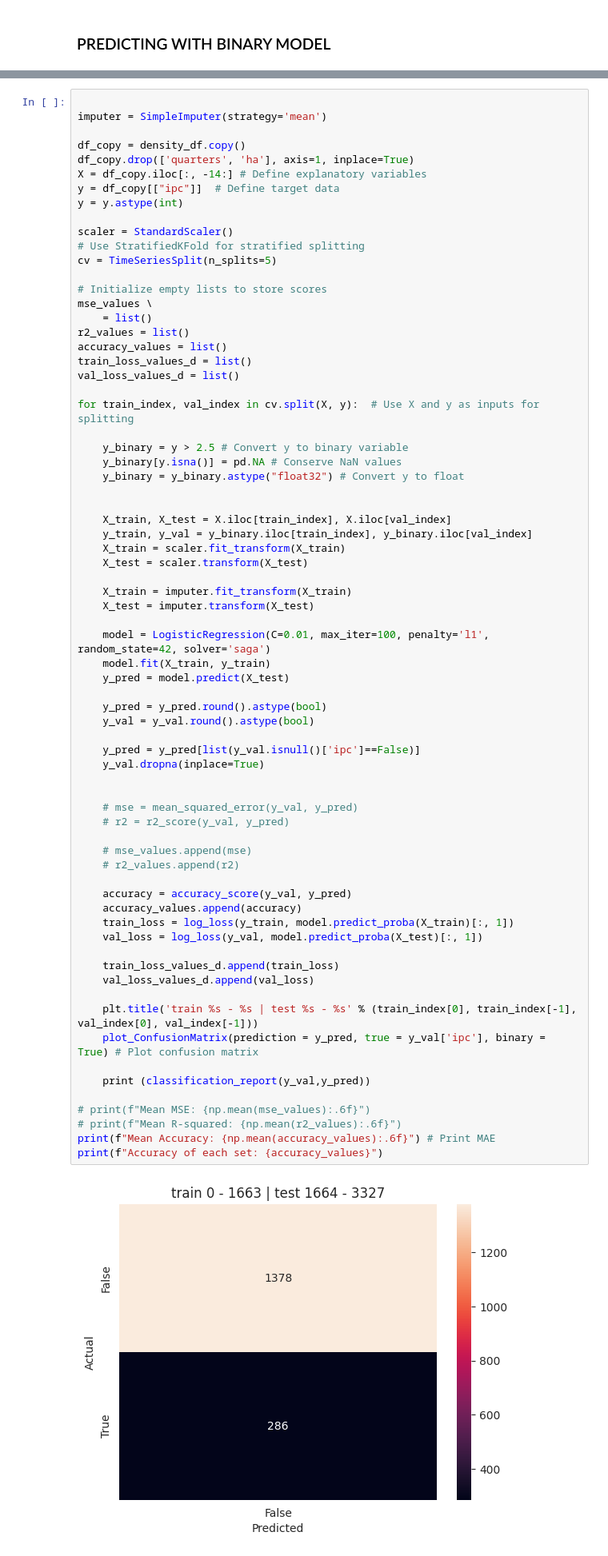
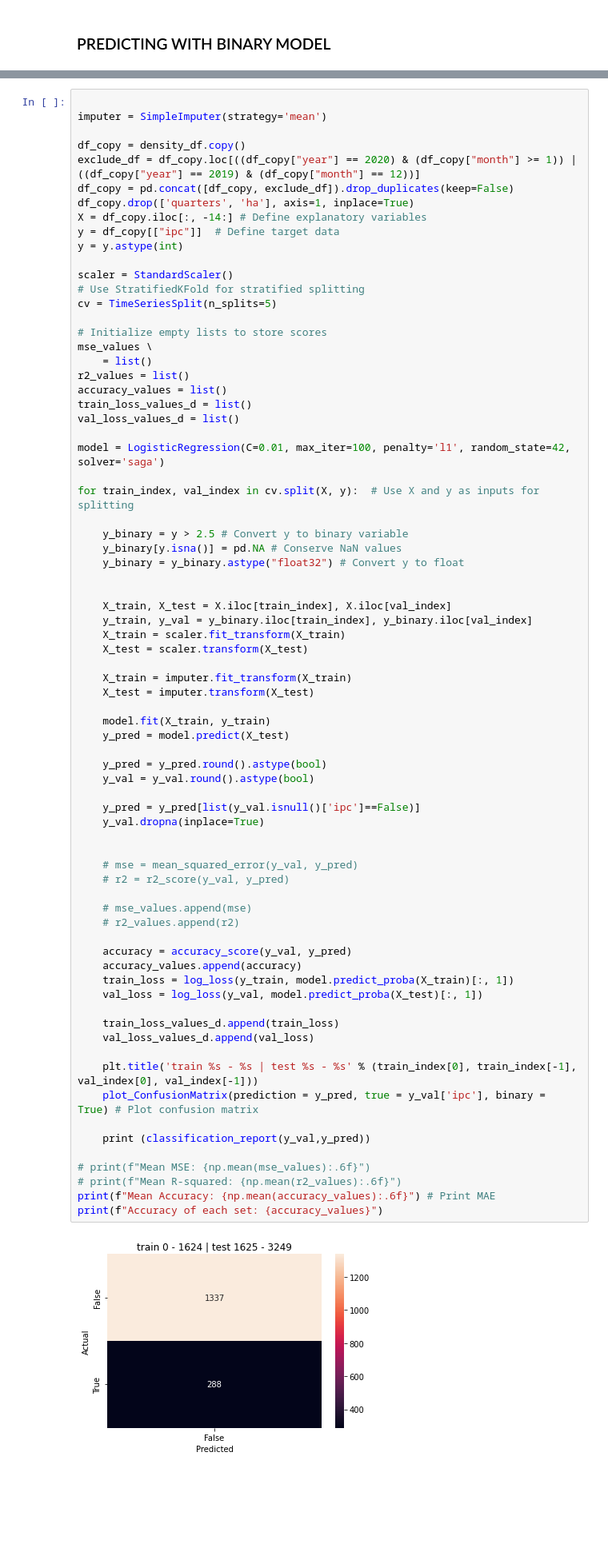
Before and after one commit to jdobladez/JBG060-group9, a Jupyter notebook: logistic_regression.ipynb, the cells around one changed output, grey strips where cells are left out. Shown at 80% size. Cells and saved outputs as stored; diff of their text form; blank space fills up the shorter version.

```diff
--- a/logistic_regression.ipynb
+++ b/logistic_regression.ipynb
@@ -459,6 +459,8 @@ Accuracy of each set: [0.828125, 0.9513221153846154, 0.9152644230769231, 0.87019
 imputer = SimpleImputer(strategy='mean')
 
 df_copy = density_df.copy()
+exclude_df = df_copy.loc[((df_copy["year"] == 2020) & (df_copy["month"] >= 1)) | ((df_copy["year"] == 2019) & (df_copy["month"] == 12))]
+df_copy = pd.concat([df_copy, exclude_df]).drop_duplicates(keep=False)
 df_copy.drop(['quarters', 'ha'], axis=1, inplace=True)
 X = df_copy.iloc[:, -14:] # Define explanatory variables
 y = df_copy[["ipc"]]  # Define target data
@@ -476,6 +478,8 @@ accuracy_values = list()
 train_loss_values_d = list()
 val_loss_values_d = list()
 
+model = LogisticRegression(C=0.01, max_iter=100, penalty='l1', random_state=42, solver='saga')
+
 for train_index, val_index in cv.split(X, y):  # Use X and y as inputs for splitting
 
     y_binary = y > 2.5 # Convert y to binary variable
@@ -491,7 +495,6 @@ for train_index, val_index in cv.split(X, y):  # Use X and y as inputs for split
     X_train = imputer.fit_transform(X_train)
     X_test = imputer.transform(X_test)
 
-    model = LogisticRegression(C=0.01, max_iter=100, penalty='l1', random_state=42, solver='saga')
     model.fit(X_train, y_train)
     y_pred = model.predict(X_test)
 
@@ -499,33 +502,33 @@ for train_index, val_index in cv.split(X, y):  # Use X and y as inputs for split
     y_val = y_val.round().astype(bool)
 
     y_pred = y_pred[list(y_val.isnull()['ipc']==False)]
     y_val.dropna(inplace=True)
 
 
     # mse = mean_squared_error(y_val, y_pred)
     # r2 = r2_score(y_val, y_pred)
 
     # mse_values.append(mse)
     # r2_values.append(r2)
 
     accuracy = accuracy_score(y_val, y_pred)
     accuracy_values.append(accuracy)
     train_loss = log_loss(y_train, model.predict_proba(X_train)[:, 1])
     val_loss = log_loss(y_val, model.predict_proba(X_test)[:, 1])
 
     train_loss_values_d.append(train_loss)
     val_loss_values_d.append(val_loss)
 
     plt.title('train %s - %s | test %s - %s' % (train_index[0], train_index[-1], val_index[0], val_index[-1]))
     plot_ConfusionMatrix(prediction = y_pred, true = y_val['ipc'], binary = True) # Plot confusion matrix
 
     print (classification_report(y_val,y_pred))
 
 # print(f"Mean MSE: {np.mean(mse_values):.6f}")
 # print(f"Mean R-squared: {np.mean(r2_values):.6f}")
 print(f"Mean Accuracy: {np.mean(accuracy_values):.6f}") # Print MAE
 print(f"Accuracy of each set: {accuracy_values}")
 # %% [output]
-[figure, old version]
+[figure, new version]
               precision    recall  f1-score   support
 
```
Also changed, not shown: parts of 8 cells of this notebook, 2 other files.
